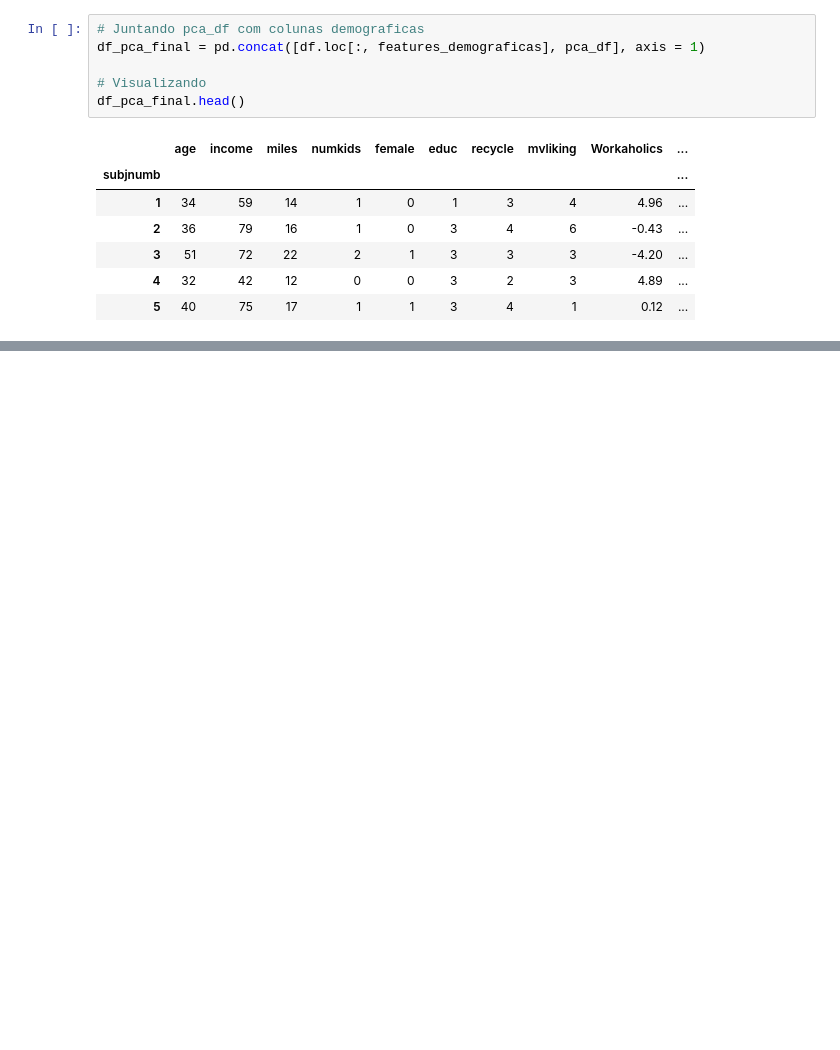
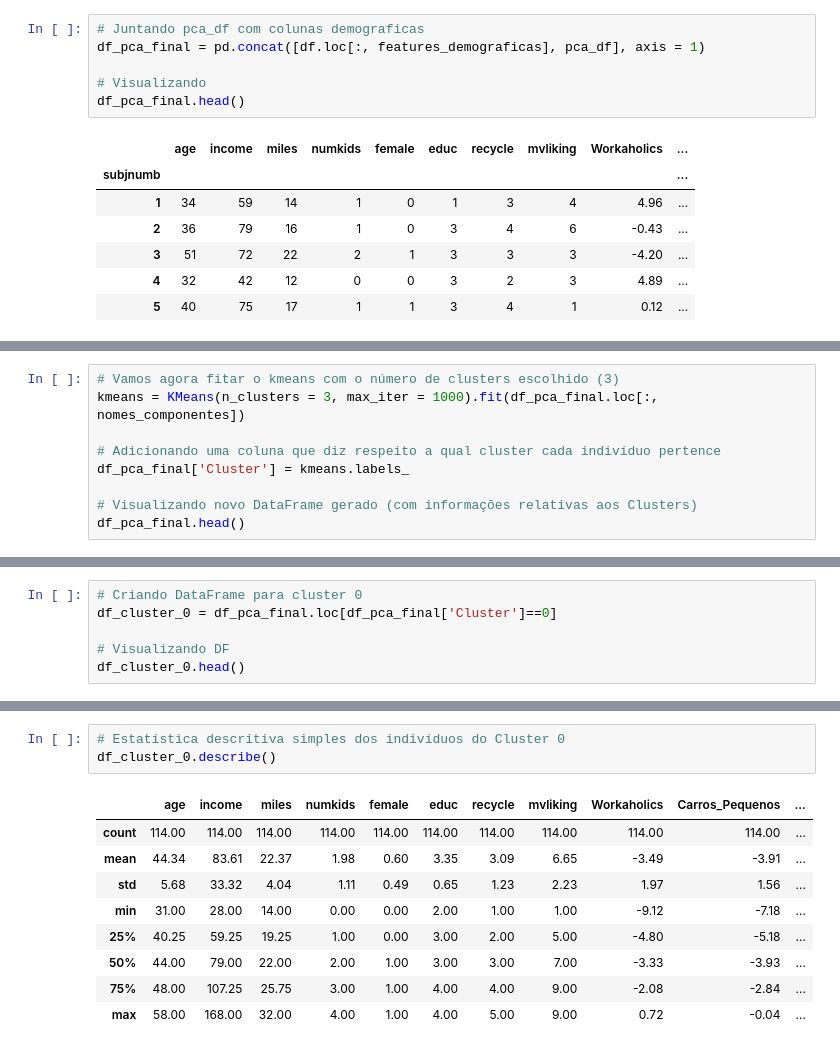
Before and after one commit to lazarocordeirosilva/SegmentacaoClientes, a Jupyter notebook: notebook/SegmentacaoClientes.ipynb, the cells around one changed output, grey strips where cells are left out. Saved outputs shown, nothing was run; the diff lists cells and outputs as text; blank space fills up the shorter version.

```diff
--- a/notebook/SegmentacaoClientes.ipynb
+++ b/notebook/SegmentacaoClientes.ipynb
@@ -649,0 +682,9 @@ df_pca_final.head()
+# %%
+# Vamos agora fitar o kmeans com o número de clusters escolhido (3)
+kmeans = KMeans(n_clusters = 3, max_iter = 1000).fit(df_pca_final.loc[:, nomes_componentes])
+
+# Adicionando uma coluna que diz respeito a qual cluster cada indivíduo pertence
+df_pca_final['Cluster'] = kmeans.labels_
+
+# Visualizando novo DataFrame gerado (com informações relativas aos Clusters)
+df_pca_final.head()
@@ -649,0 +755,6 @@ df_pca_final.head()
+# %%
+# Criando DataFrame para cluster 0
+df_cluster_0 = df_pca_final.loc[df_pca_final['Cluster']==0]
+
+# Visualizando DF
+df_cluster_0.head()
@@ -649,0 +806,13 @@ df_pca_final.head()
+# %%
+# Estatística descritiva simples dos indivíduos do Cluster 0
+df_cluster_0.describe()
+# %% [output]
+|  | age | income | miles | numkids | female | educ | recycle | mvliking | Workaholics | Carros_Pequenos | ... |
+| count | 114.00 | 114.00 | 114.00 | 114.00 | 114.00 | 114.00 | 114.00 | 114.00 | 114.00 | 114.00 | ... |
+| mean | 44.34 | 83.61 | 22.37 | 1.98 | 0.60 | 3.35 | 3.09 | 6.65 | -3.49 | -3.91 | ... |
+| std | 5.68 | 33.32 | 4.04 | 1.11 | 0.49 | 0.65 | 1.23 | 2.23 | 1.97 | 1.56 | ... |
+| min | 31.00 | 28.00 | 14.00 | 0.00 | 0.00 | 2.00 | 1.00 | 1.00 | -9.12 | -7.18 | ... |
+| 25% | 40.25 | 59.25 | 19.25 | 1.00 | 0.00 | 3.00 | 2.00 | 5.00 | -4.80 | -5.18 | ... |
+| 50% | 44.00 | 79.00 | 22.00 | 2.00 | 1.00 | 3.00 | 3.00 | 7.00 | -3.33 | -3.93 | ... |
+| 75% | 48.00 | 107.25 | 25.75 | 3.00 | 1.00 | 4.00 | 4.00 | 9.00 | -2.08 | -2.84 | ... |
+| max | 58.00 | 168.00 | 32.00 | 4.00 | 1.00 | 4.00 | 5.00 | 9.00 | 0.72 | -0.04 | ... |
```
Also changed, not shown: parts of 18 cells of this notebook.
